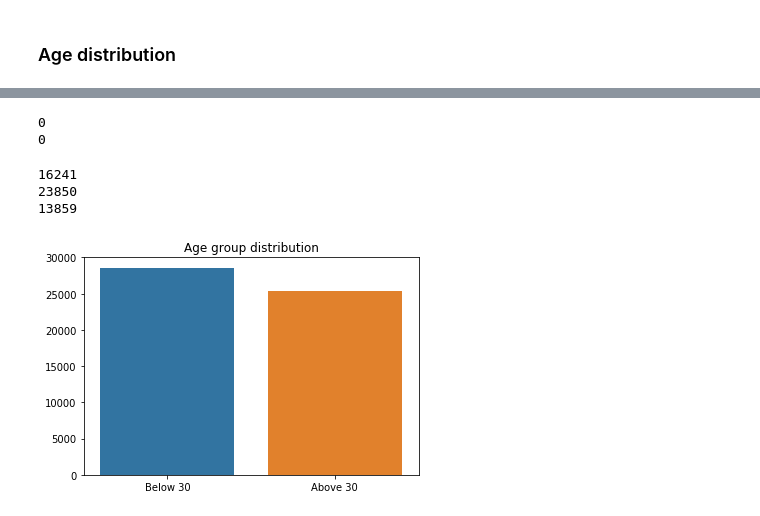
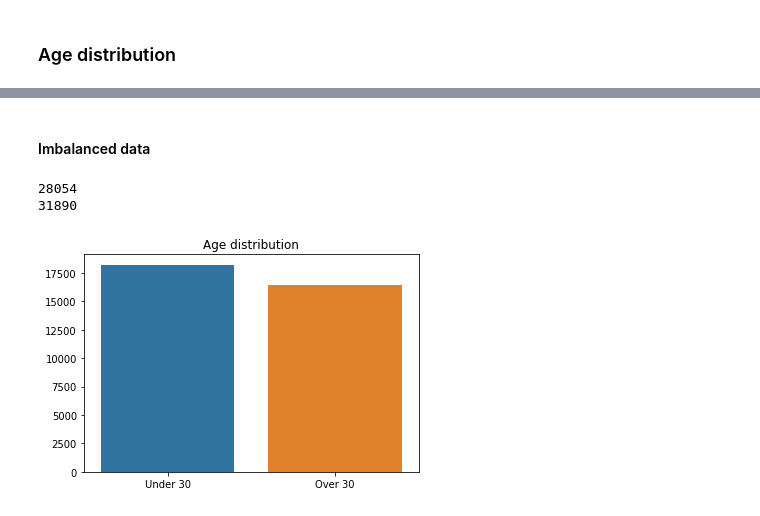
Before and after one commit to Ispanicus/OKCupid, a Jupyter notebook: Exploratory_analysis.ipynb, the cells around one changed output, grey strips where cells are left out. Cells and saved outputs as stored; diff of their text form; code cells hidden in the pictures.

```diff
--- a/Exploratory_analysis.ipynb
+++ b/Exploratory_analysis.ipynb
@@ -69,0 +51,9 @@ Name: status, dtype: int64
+# %%
+white = 0
+n_white = 0
+
+for row in df_final["ethnicity"]:
+    if row == "white" and len(row) < 6:
+        white += 1
+    else:
+        n_white += 1
@@ -102,0 +78,9 @@ Name: diet, dtype: int64
+# %%
+white_data = 0
+n_white_data = 0
+
+for row in data["ethnicity"]:
+    if row == "white" and len(row) < 6:
+        white_data += 1
+    else:
+        n_white_data += 1
@@ -227,0 +107,9 @@ plt.title("Smokes distribution");
+# %%
+o_30 = 0
+u_30 = 0
+
+for row in df_final["age"]:
+    if row <= 30:
+        u_30 += 1
+    else:
+        o_30 += 1
@@ -228 +132,3 @@ plt.title("Smokes distribution");
+# %% [markdown]
+#### Imbalanced data
 # %%
@@ -238,6 +143,6 @@ for age in data["age"]:
 # %%
-print(b_30_data)
-print(a_30_data)
+print(o_30_data)
+print(u_30_data)
 # %% [output]
-0
-0
+28054
+31890
@@ -257,8 +148,0 @@ for age in new_data["age"]:
-# %%
-print(b_28)
-print(b_28_38)
-print(a_38)
-# %% [output]
-16241
-23850
-13859
@@ -268,5 +149,10 @@ age_group_count = [b_30, a_30]
+# %%
+x_age_data = ["Under 30", "Over 30"]
+y_age_data = [u_30, o_30]
 # %%
-age_dist = sns.barplot(x=age_group, y=age_group_count)
-plt.title("Age group distribution");
+age_dist_data = sns.barplot(x=x_age_data, y=y_age_data)
+plt.title("Age distribution")
+
+plt.show();
 # %% [output]
-[figure, old version]
+[figure, new version]
```
Also changed, not shown: parts of 46 cells of this notebook.
